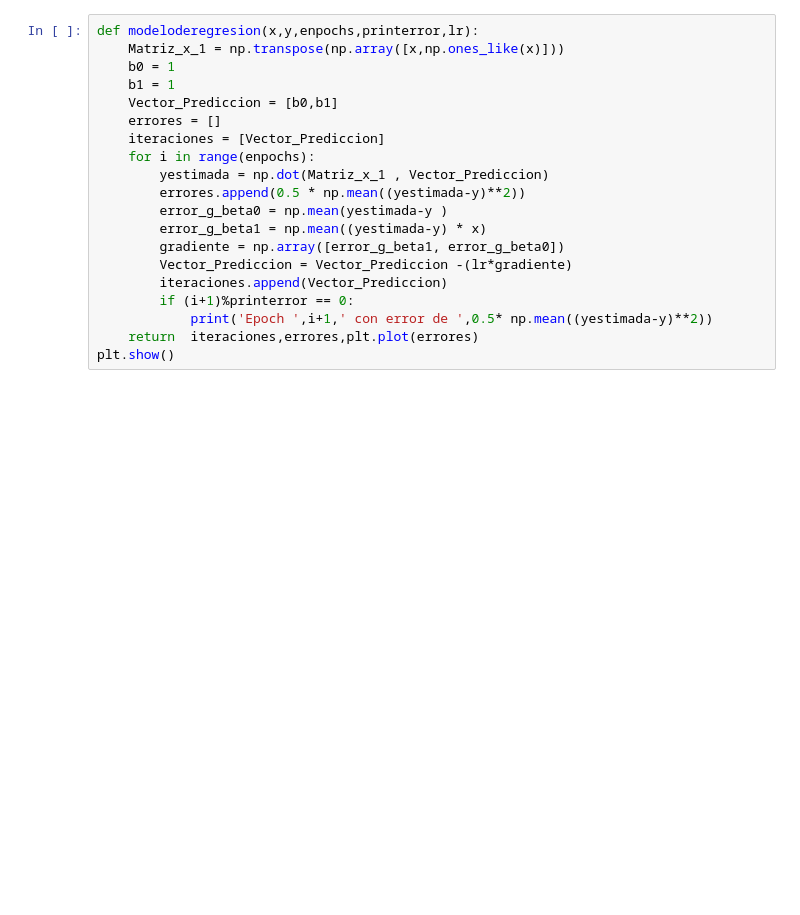
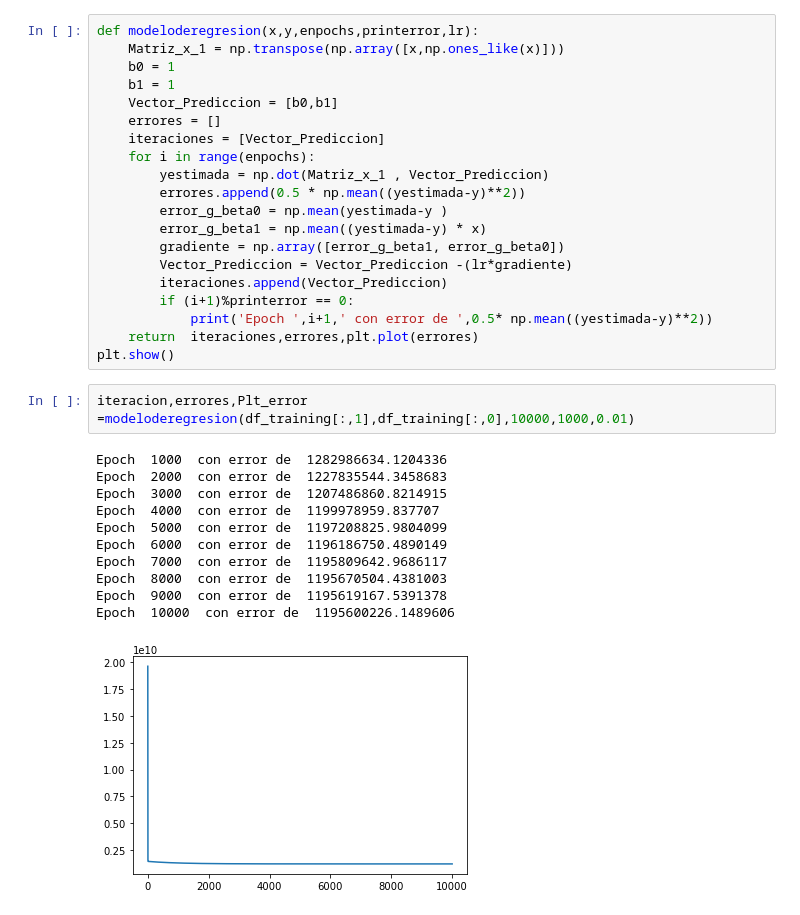
Before and after one commit to KElizabethL/Proyecto_1-Statistical, a Jupyter notebook: proyecto_1.ipynb, the cells around one changed output. Saved outputs shown, nothing was run; the diff lists cells and outputs as text; blank space fills up the shorter version.

```diff
--- a/proyecto_1.ipynb
+++ b/proyecto_1.ipynb
@@ -245,3 +245,17 @@ def modeloderegresion(x,y,enpochs,printerror,lr):
             print('Epoch ',i+1,' con error de ',0.5* np.mean((yestimada-y)**2))
     return  iteraciones,errores,plt.plot(errores)
 plt.show()
+# %%
+iteracion,errores,Plt_error =modeloderegresion(df_training[:,1],df_training[:,0],10000,1000,0.01)
+# %% [output]
+Epoch  1000  con error de  1282986634.1204336
+Epoch  2000  con error de  1227835544.3458683
+Epoch  3000  con error de  1207486860.8214915
+Epoch  4000  con error de  1199978959.837707
+Epoch  5000  con error de  1197208825.9804099
+Epoch  6000  con error de  1196186750.4890149
+Epoch  7000  con error de  1195809642.9686117
+Epoch  8000  con error de  1195670504.4381003
+Epoch  9000  con error de  1195619167.5391378
+Epoch  10000  con error de  1195600226.1489606
+[figure, added]
```
Also changed, not shown: parts of 5 cells of this notebook.
